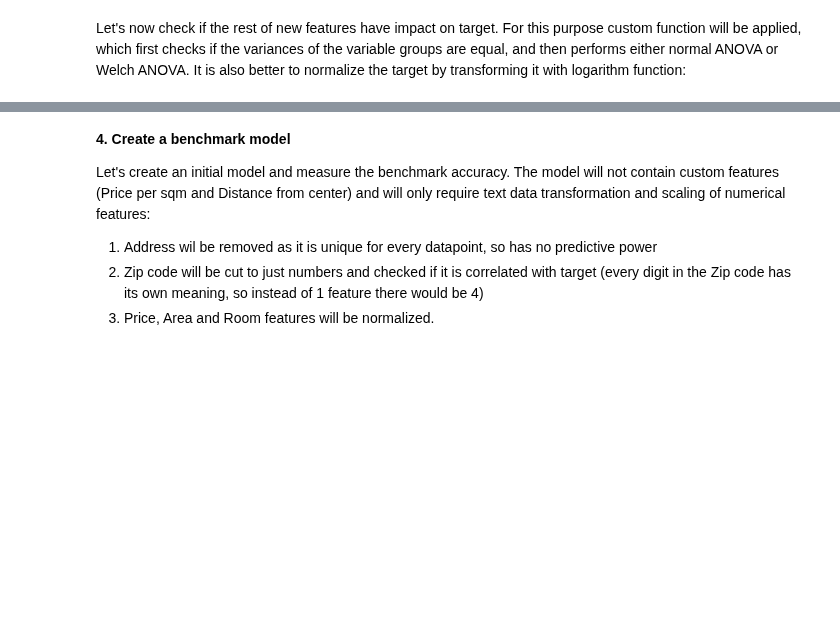
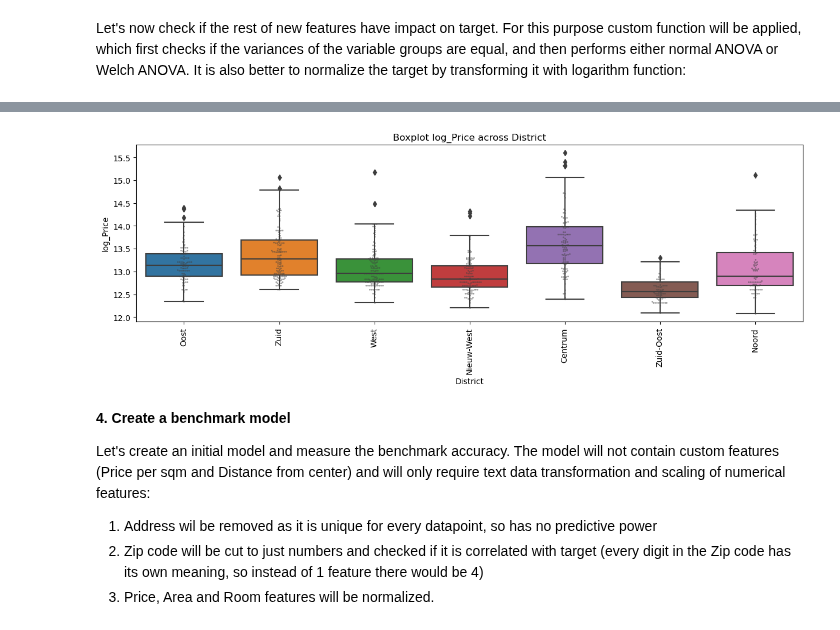
Before and after one commit to nadiia-duiunova/House_price, a Jupyter notebook: Stat inference.ipynb, the cells around one changed output, grey strips where cells are left out. Drawn from its saved outputs; the diff is of its cells as text; code cells hidden in the pictures; blank space fills up the shorter version.

```diff
--- a/Stat inference.ipynb
+++ b/Stat inference.ipynb
@@ -447,12 +473,9 @@ custom_anova(data1, ['Zip region', 'Zip location', 'Zip district', 'Delivery are
 # %%
-# 2. transform Zip
-data1['Zip city'] = np.nan
-data1['Zip area'] = np.nan
+# to define the district, we only need the number part of the Zip code
+
 for row in range(data1.shape[0]):
-    data1.loc[row, 'Zip city'] = str(data1.loc[row, 'Zip'][0:2])
-    data1.loc[row, 'Zip area'] = str(data1.loc[row, 'Zip'][2:4])
-data1 = data1.drop(columns=['Zip'])
+    data1.loc[row, 'Zip num'] = str(data.loc[row, 'Zip'][:4])
 
-display(data1['Zip city'].value_counts())
-display(data1['Zip area'].value_counts())
+data1 = data1.drop(columns=['Zip new'])
+data1.sample()
 # %% [output]
@@ -526,4 +484,2 @@ Longitude, Latitude, Zip location and Zip district have no impact on target. Als
-# %%
-data['Zip region'] = data1['Zip region']
-data1 = data1.drop(columns=['Room', 'Lon', 'Lat', 'Zip location', 'Zip district'])
-data1
+# %%
+data1['District'] = 'undefined'
@@ -530,3 +528,7 @@ data1
+# %%
+anova_df = custom_anova(data=data1, grouping_var=['District'], feature='log_Price', result_table=anova_df)
+# %% [output]
+[figure, added]
 # %% [markdown]
 **4. Create a benchmark model**
 
```
Also changed, not shown: parts of 18 cells of this notebook.
